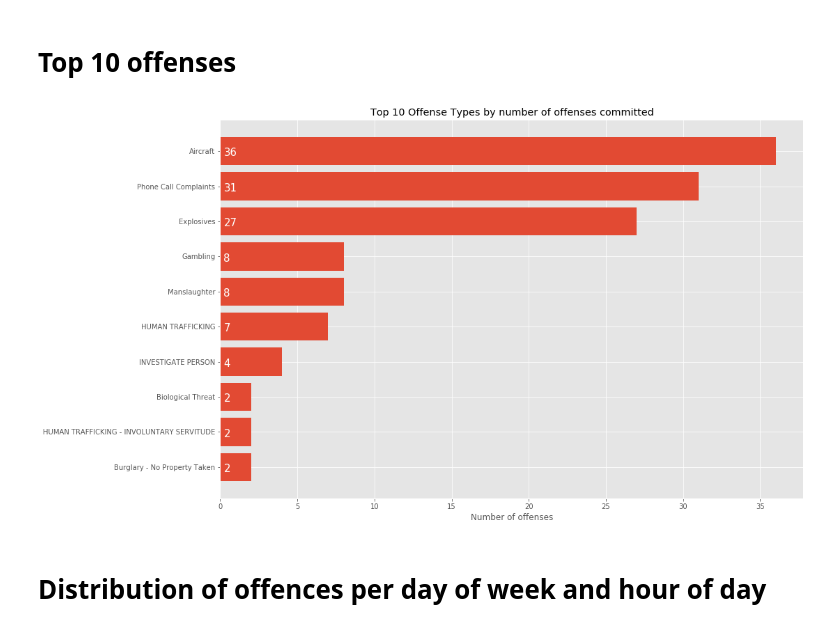
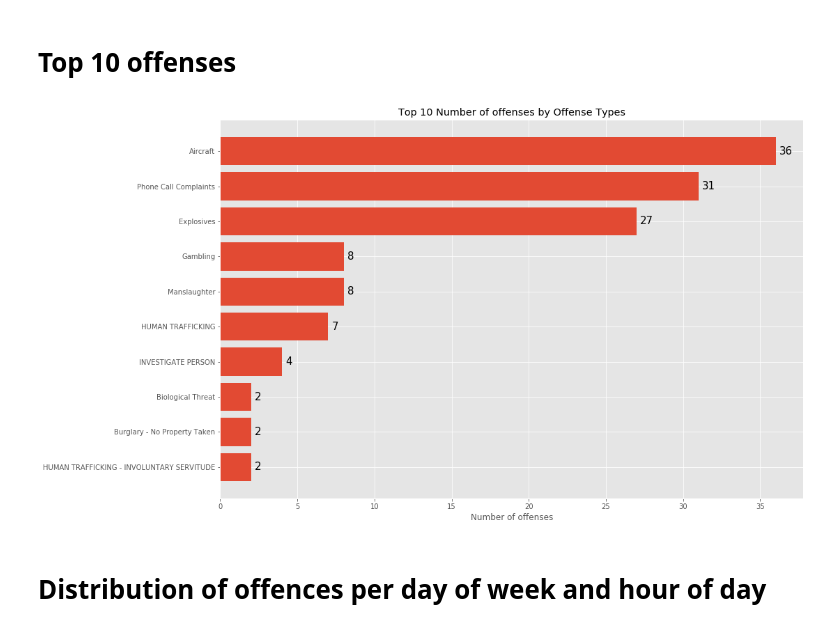
Before and after one commit to andersbogsnes/viz_landscape, a Jupyter notebook: Matplotlib.ipynb, the cells around one changed output. Saved outputs shown, nothing was run; the diff lists cells and outputs as text; code cells hidden in the pictures.

```diff
--- a/Matplotlib.ipynb
+++ b/Matplotlib.ipynb
@@ -52,18 +57,18 @@ plot_avg_shootings_per_day(ax)
 # %%
 fig, ax = plt.subplots()
 def plot_top10_groups(ax):
     crimes_per_offense = df.OFFENSE_CODE_GROUP.value_counts().sort_values(ascending=True).iloc[:10]
     ax.barh(crimes_per_offense.index, crimes_per_offense)
-    ax.set_title('Top 10 Offense Types by number of offenses committed')
+    ax.set_title('Top 10 Number of offenses by Offense Types')
     ax.set_xlabel('Number of offenses');
     for patch in ax.patches:
-        y = patch.get_y()
+        y = patch.get_y() + patch.get_height() / 2
         width = patch.get_width()
-        ax.annotate(width, (0, y), xytext=(5, 10), textcoords='offset points', va='bottom', ha='left', color='white', fontsize=15)
+        ax.annotate(width, (width, y), xytext=(5, 0), textcoords='offset points', va='center', fontsize=15)
     return ax
 plot_top10_groups(ax);
 # %% [output]
-[figure, old version]
+[figure, new version]
 # %% [markdown]
 # Distribution of offences per day of week and hour of day
 # %%
```
Also changed, not shown: parts of 4 cells of this notebook, 4 other files.
